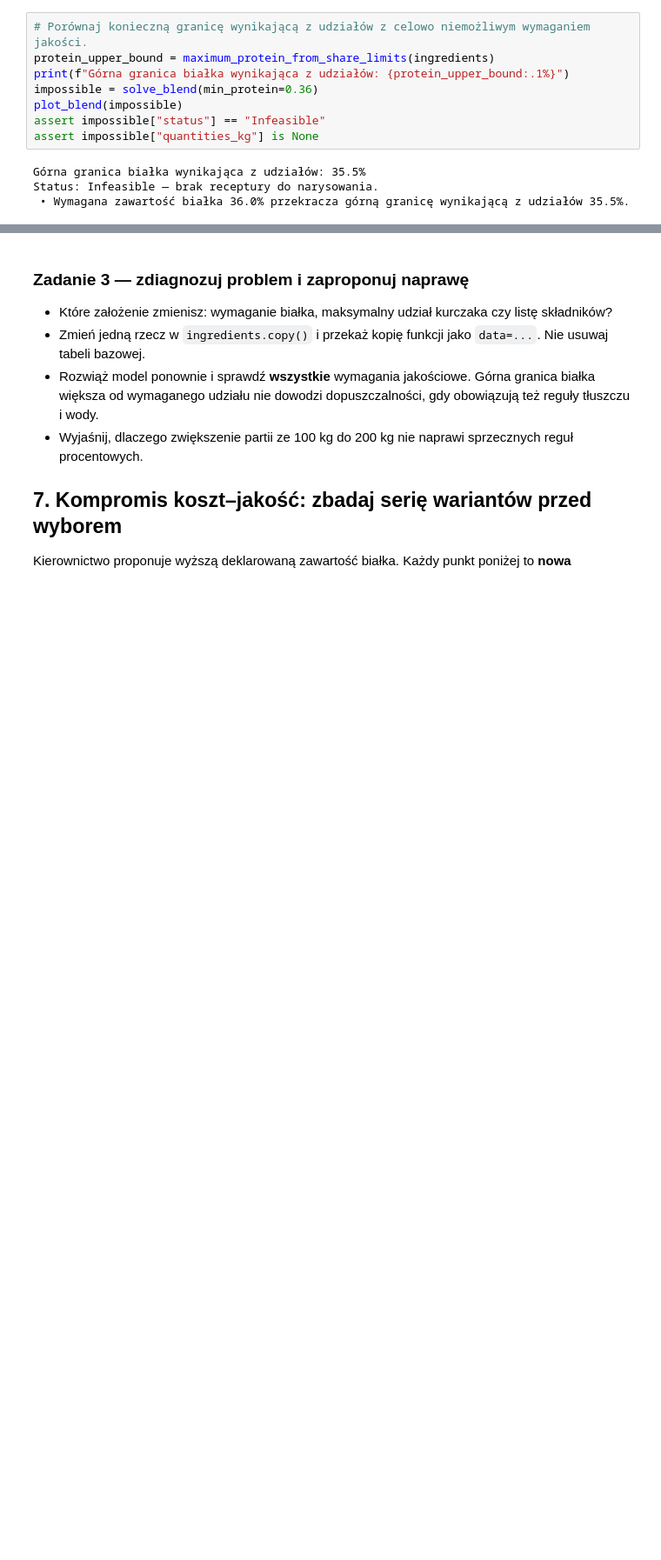
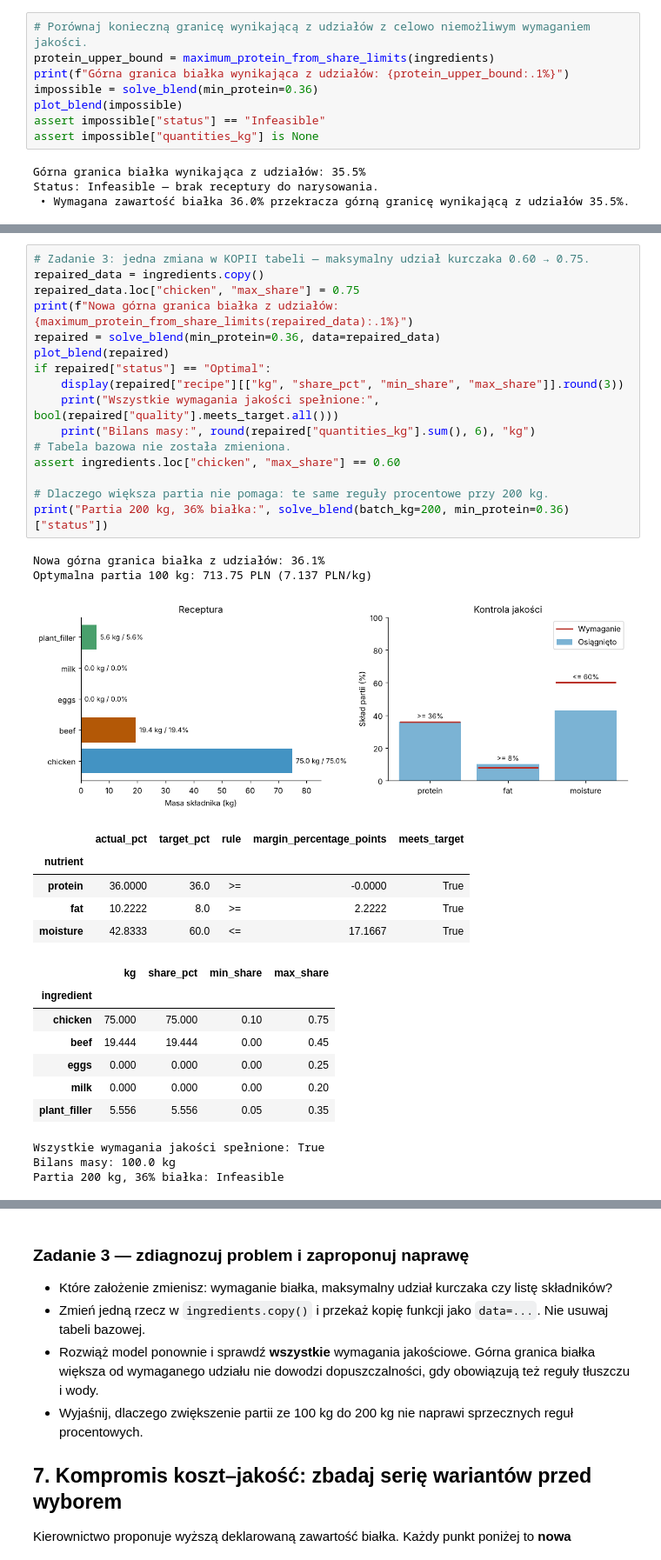
Before and after one commit to Damian-Swaczyna/cpp, a Jupyter notebook: pl/lab_auto_2.ipynb, the cells around one changed output, grey strips where cells are left out. Shown at 87% size. Drawn from its saved outputs; the diff is of its cells as text; blank space fills up the shorter version.

```diff
--- a/pl/lab_auto_2.ipynb
+++ b/pl/lab_auto_2.ipynb
@@ -508,0 +618,35 @@ Status: Infeasible — brak receptury do narysowania.
+# %%
+# Zadanie 3: jedna zmiana w KOPII tabeli — maksymalny udział kurczaka 0.60 → 0.75.
+repaired_data = ingredients.copy()
+repaired_data.loc["chicken", "max_share"] = 0.75
+print(f"Nowa górna granica białka z udziałów: {maximum_protein_from_share_limits(repaired_data):.1%}")
+repaired = solve_blend(min_protein=0.36, data=repaired_data)
+plot_blend(repaired)
+if repaired["status"] == "Optimal":
+    display(repaired["recipe"][["kg", "share_pct", "min_share", "max_share"]].round(3))
+    print("Wszystkie wymagania jakości spełnione:", bool(repaired["quality"].meets_target.all()))
+    print("Bilans masy:", round(repaired["quantities_kg"].sum(), 6), "kg")
+# Tabela bazowa nie została zmieniona.
+assert ingredients.loc["chicken", "max_share"] == 0.60
+
+# Dlaczego większa partia nie pomaga: te same reguły procentowe przy 200 kg.
+print("Partia 200 kg, 36% białka:", solve_blend(batch_kg=200, min_protein=0.36)["status"])
+# %% [output]
+Nowa górna granica białka z udziałów: 36.1%
+Optymalna partia 100 kg: 713.75 PLN (7.137 PLN/kg)
+[figure, added]
+|  | actual_pct | target_pct | rule | margin_percentage_points | meets_target |
+| nutrient |  |  |  |  |  |
+| protein | 36.0000 | 36.0 | >= | -0.0000 | True |
+| fat | 10.2222 | 8.0 | >= | 2.2222 | True |
+| moisture | 42.8333 | 60.0 | <= | 17.1667 | True |
+|  | kg | share_pct | min_share | max_share |
+| ingredient |  |  |  |  |
+| chicken | 75.000 | 75.000 | 0.10 | 0.75 |
+| beef | 19.444 | 19.444 | 0.00 | 0.45 |
+| eggs | 0.000 | 0.000 | 0.00 | 0.25 |
+| milk | 0.000 | 0.000 | 0.00 | 0.20 |
+| plant_filler | 5.556 | 5.556 | 0.05 | 0.35 |
+Wszystkie wymagania jakości spełnione: True
+Bilans masy: 100.0 kg
+Partia 200 kg, 36% białka: Infeasible
```
Also changed, not shown: parts of 33 cells of this notebook.
